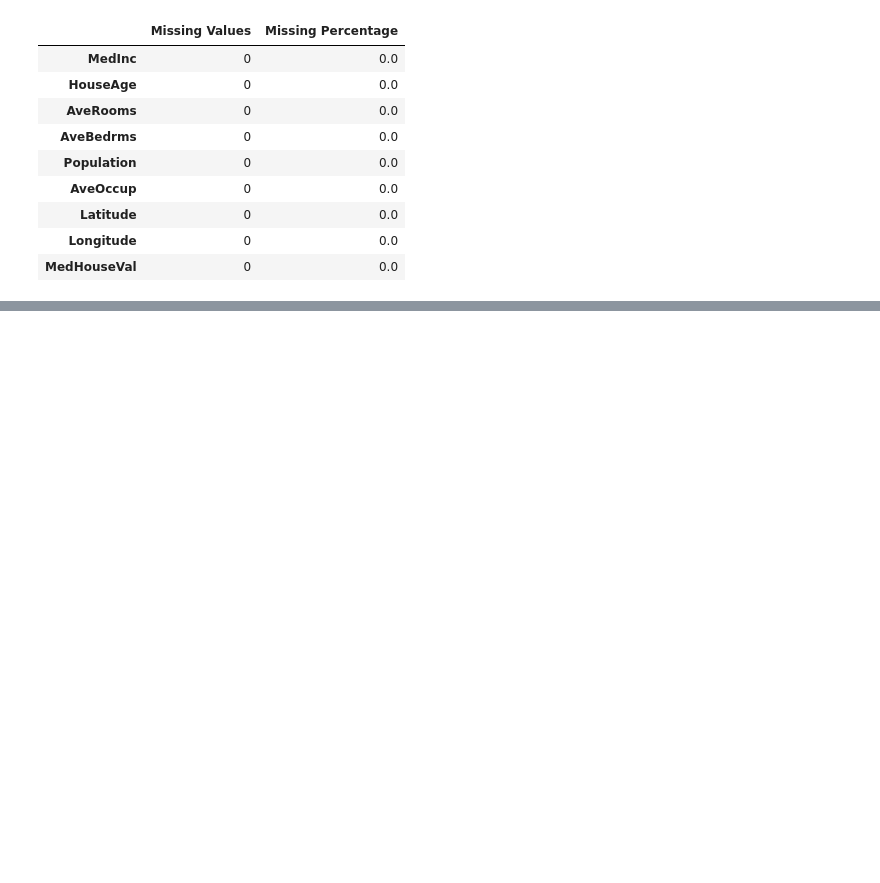
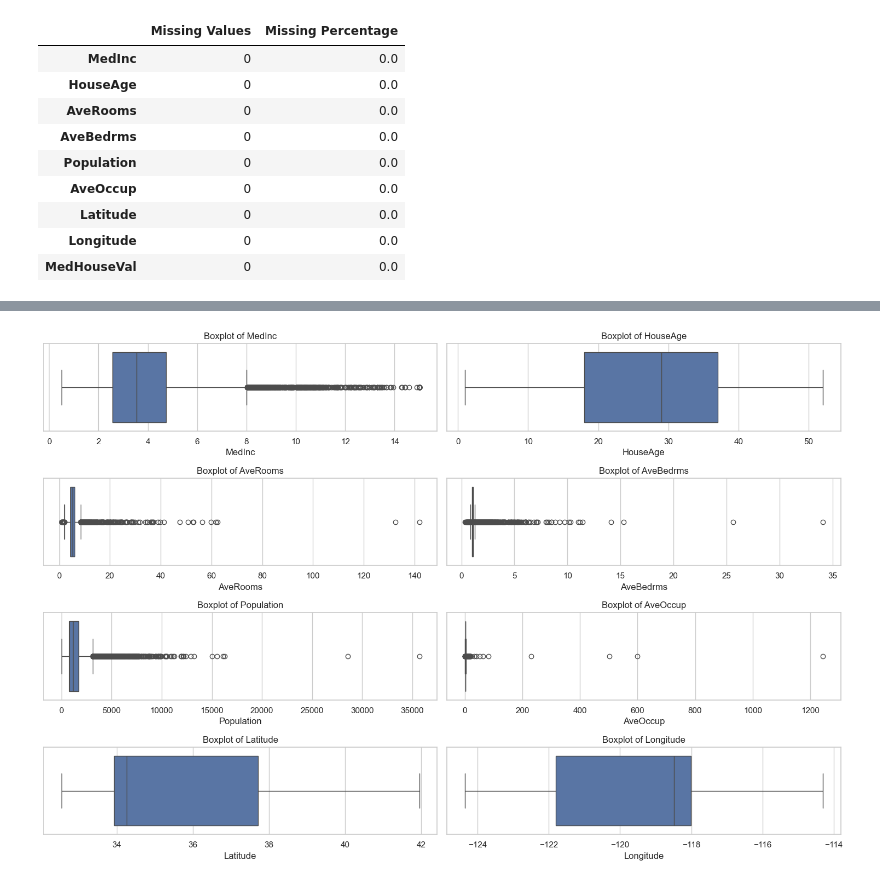
Before and after one commit to preetamvr1595/ml-algorithms-practicals, a Jupyter notebook: 01-regression/linear-regression/Linear_Regression_Real_World_Practical.ipynb, the cells around one changed output, grey strips where cells are left out. Saved outputs shown, nothing was run; the diff lists cells and outputs as text; code cells hidden in the pictures; blank space fills up the shorter version.

```diff
--- a/01-regression/linear-regression/Linear_Regression_Real_World_Practical.ipynb
+++ b/01-regression/linear-regression/Linear_Regression_Real_World_Practical.ipynb
@@ -133,0 +152,8 @@ Missing Values Analysis
+# %%
+print("Unique Values Analysis")
+print("======================")
+
+for column in df.columns:
+    print(
+        f"{column}: {df[column].nunique()} unique values"
+    )
@@ -133,0 +207,17 @@ Missing Values Analysis
+# %%
+plt.figure(figsize=(15, 10))
+
+for index, column in enumerate(features, 1):
+
+    plt.subplot(4, 2, index)
+
+    sns.boxplot(
+        x=df[column]
+    )
+
+    plt.title(f"Boxplot of {column}")
+
+plt.tight_layout()
+plt.show()
+# %% [output]
+[figure, added]
```
Also changed, not shown: parts of 6 cells of this notebook.
